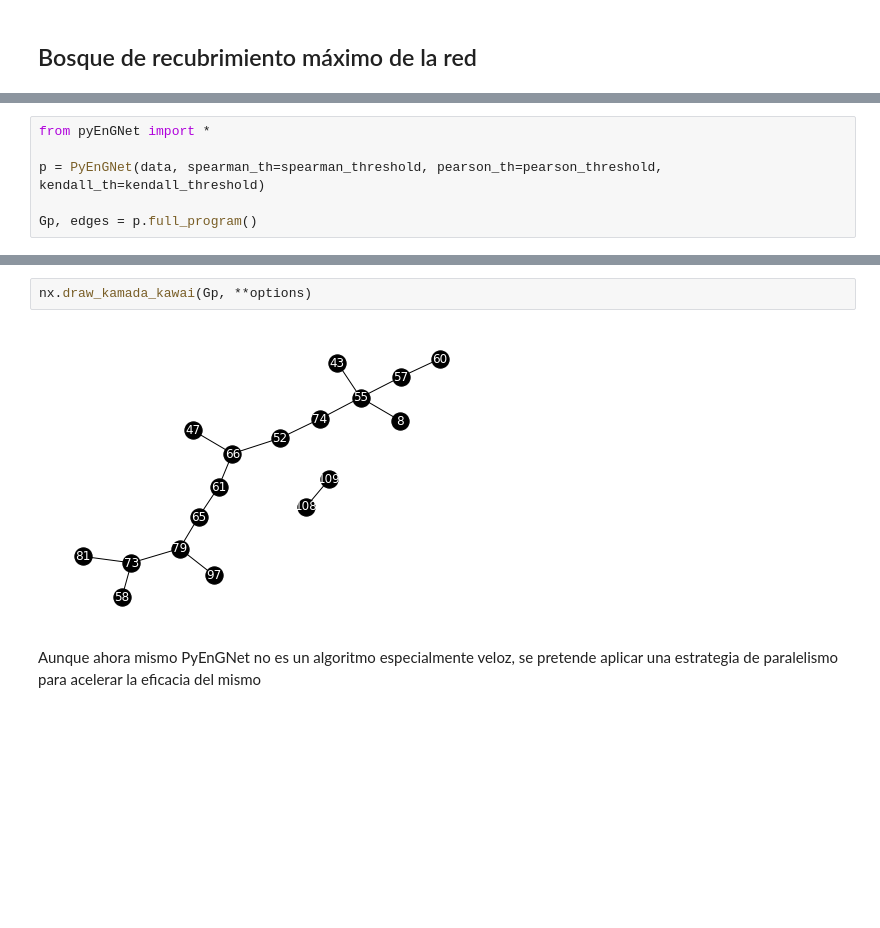
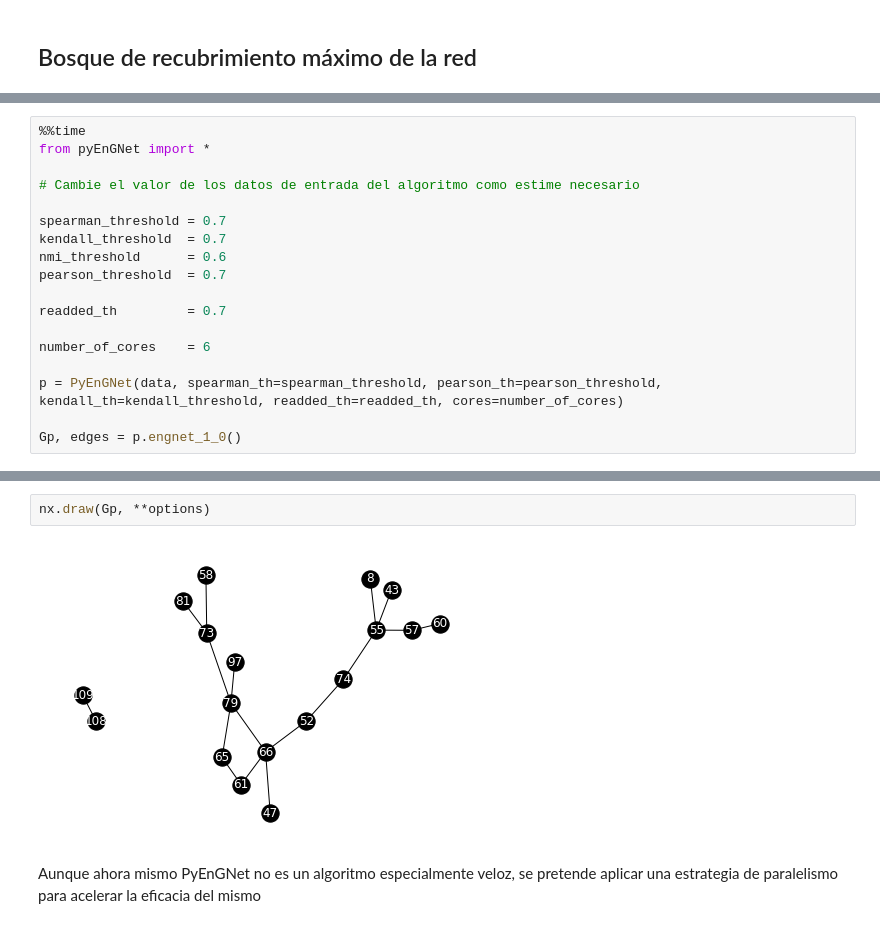
Before and after one commit to Daiego43/pyEnGNet, a Jupyter notebook: Notebooks/Funcionamiento_PyEnGNet.ipynb, the cells around one changed output, grey strips where cells are left out. Cells and saved outputs as stored; diff of their text form; blank space fills up the shorter version.

```diff
--- a/Notebooks/Funcionamiento_PyEnGNet.ipynb
+++ b/Notebooks/Funcionamiento_PyEnGNet.ipynb
@@ -199,6 +270,18 @@ Para poner PyEnGNet al servicio del usuario los métodos anteriormente descritos
 # %%
+%%time
 from pyEnGNet import *
 
-p = PyEnGNet(data, spearman_th=spearman_threshold, pearson_th=pearson_threshold, kendall_th=kendall_threshold)
+# Cambie el valor de los datos de entrada del algoritmo como estime necesario
 
-Gp, edges = p.full_program()
+spearman_threshold = 0.7
+kendall_threshold  = 0.7
+nmi_threshold      = 0.6
+pearson_threshold  = 0.7
+
+readded_th         = 0.7
+
+number_of_cores    = 6
+
+p = PyEnGNet(data, spearman_th=spearman_threshold, pearson_th=pearson_threshold, kendall_th=kendall_threshold, readded_th=readded_th, cores=number_of_cores)
+
+Gp, edges = p.engnet_1_0()
@@ -205,6 +292,6 @@ Gp, edges = p.full_program()
 # %%
-nx.draw_kamada_kawai(Gp, **options)
+nx.draw(Gp, **options)
 # %% [output]
-[figure, old version]
+[figure, new version]
 # %% [markdown]
 Aunque ahora mismo PyEnGNet no es un algoritmo especialmente veloz, se pretende aplicar una estrategia de paralelismo para acelerar la eficacia del mismo
```
Also changed, not shown: parts of 12 cells of this notebook, 1 other file.
